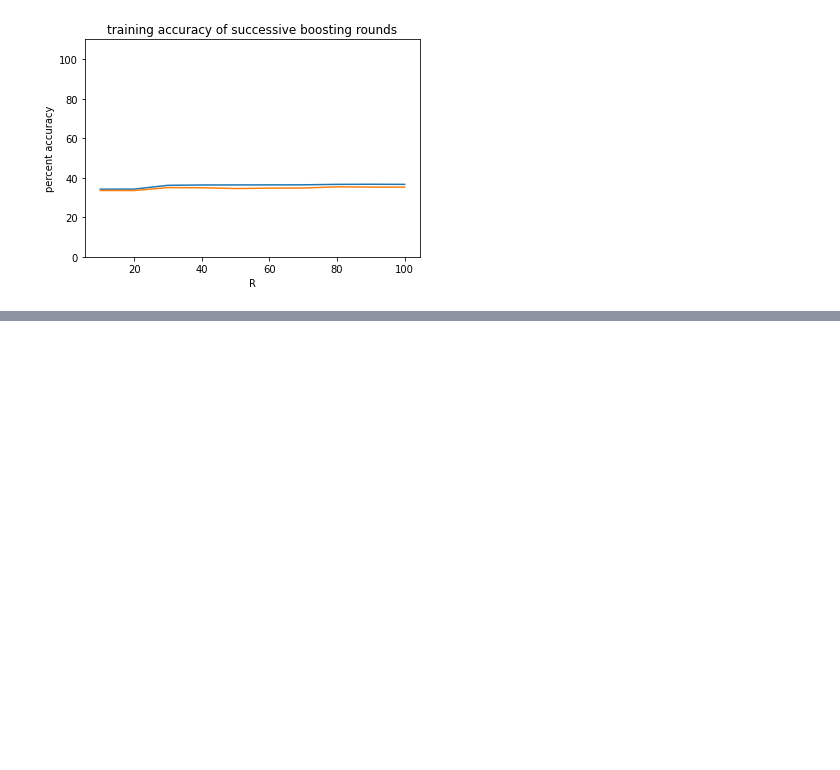
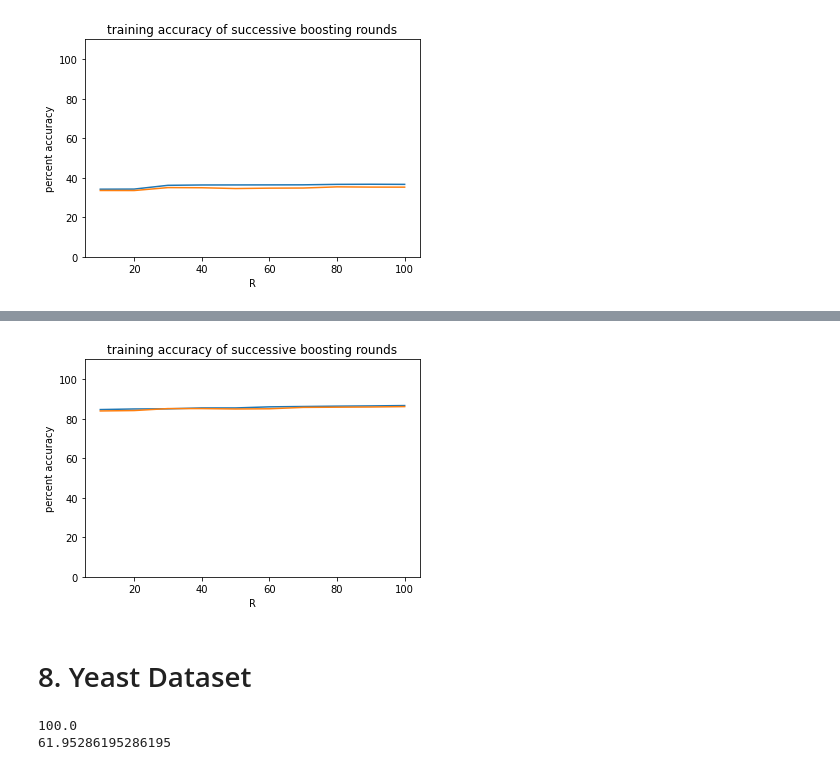
Before and after one commit to mdherdi/MachineLearning_ModelComparison, a Jupyter notebook: analysis/konstantin/project.ipynb, the cells around one changed output, grey strips where cells are left out. Drawn from its saved outputs; the diff is of its cells as text; code cells hidden in the pictures; blank space fills up the shorter version.

```diff
--- a/analysis/konstantin/project.ipynb
+++ b/analysis/konstantin/project.ipynb
@@ -326,0 +473,10 @@ lineAccuracy (a_train*100, a_test*100)
+# %%
+# Training and evaluation code
+a_train, a_test=adaBoostTrainEval (X_train, y_train, X_test)
+# %%
+# Plotting code
+lineAccuracy (a_train*100, a_test*100)
+# %% [output]
+[figure, added]
+# %% [markdown]
+# 8. Yeast Dataset
@@ -326,0 +506,8 @@ lineAccuracy (a_train*100, a_test*100)
+# %%
+# Simple training and evaluation code
+acc_train, acc_test = randomForestSimple (X_train, y_train, X_test)
+print (acc_train)
+print (acc_test)
+# %% [output]
+100.0
+61.95286195286195
```
Also changed, not shown: parts of 33 cells of this notebook.
